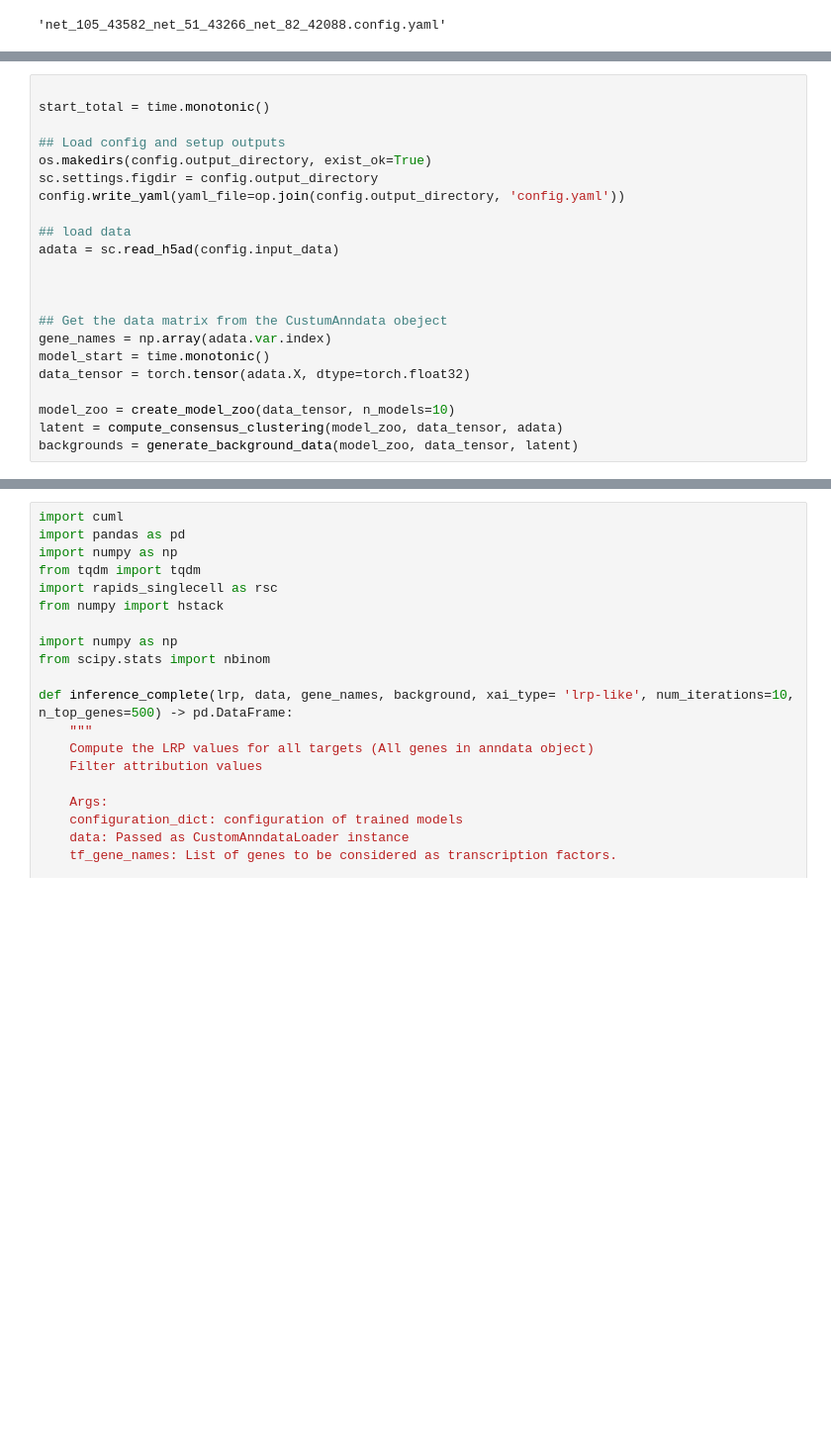
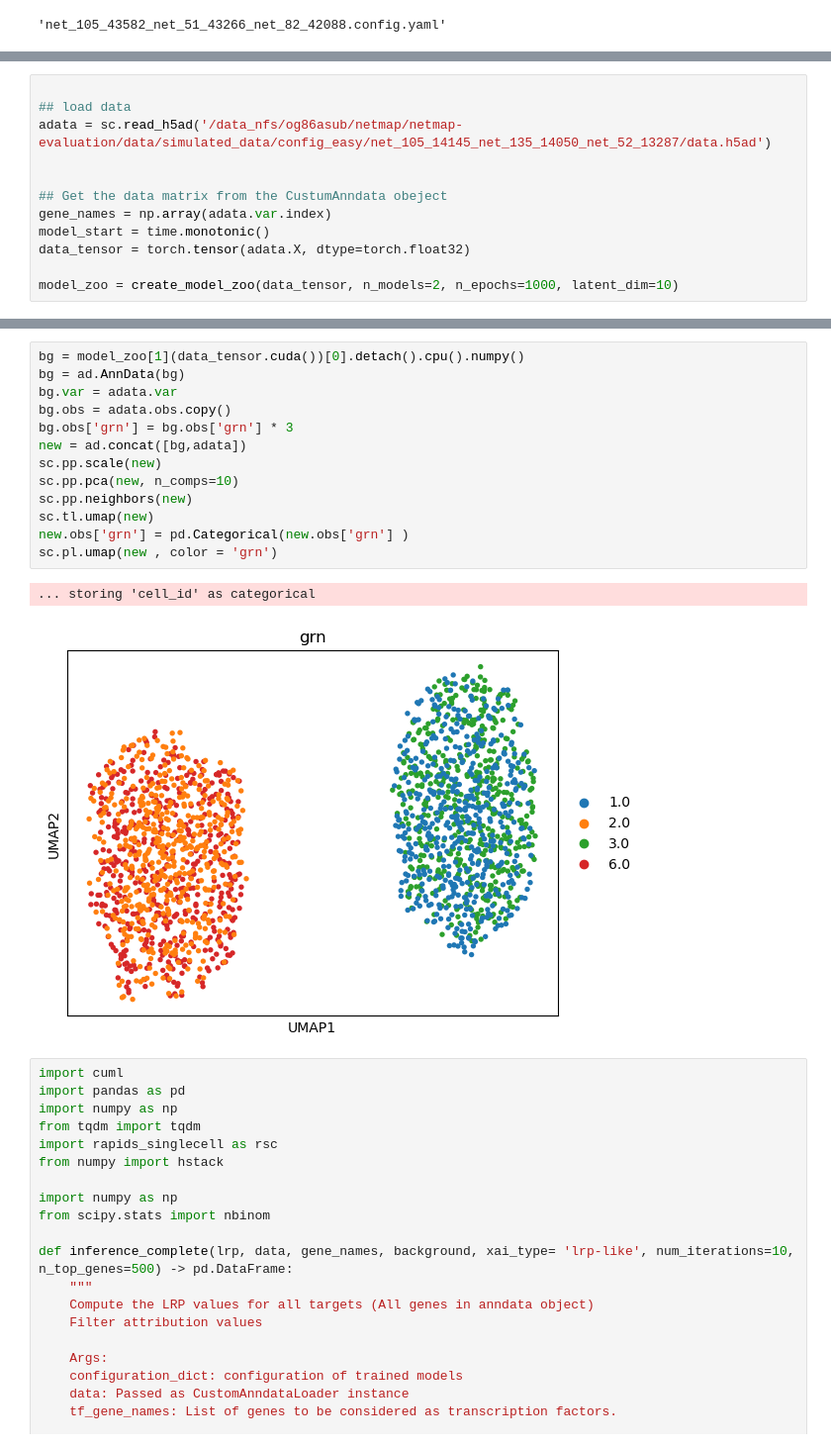
Before and after one commit to bionetslab/netmap, a Jupyter notebook: tutorials/test.ipynb, the cells around one changed output, grey strips where cells are left out. Shown at 99% size. Saved outputs shown, nothing was run; the diff lists cells and outputs as text; blank space fills up the shorter version.

```diff
--- a/tutorials/test.ipynb
+++ b/tutorials/test.ipynb
@@ -271,15 +314,7 @@ op.basename(op.basename("/data_nfs/og86asub/netmap/netmap-evaluation/results/con
 # %%
 
-start_total = time.monotonic()
-
-## Load config and setup outputs
-os.makedirs(config.output_directory, exist_ok=True)
-sc.settings.figdir = config.output_directory
-config.write_yaml(yaml_file=op.join(config.output_directory, 'config.yaml'))
-
 ## load data
-adata = sc.read_h5ad(config.input_data)
-
+adata = sc.read_h5ad('/data_nfs/og86asub/netmap/netmap-evaluation/data/simulated_data/config_easy/net_105_14145_net_135_14050_net_52_13287/data.h5ad')
 
 
 ## Get the data matrix from the CustumAnndata obeject
@@ -287,7 +322,5 @@ gene_names = np.array(adata.var.index)
 model_start = time.monotonic()
 data_tensor = torch.tensor(adata.X, dtype=torch.float32)
 
-model_zoo = create_model_zoo(data_tensor, n_models=10)
-latent = compute_consensus_clustering(model_zoo, data_tensor, adata)
-backgrounds = generate_background_data(model_zoo, data_tensor, latent)
+model_zoo = create_model_zoo(data_tensor, n_models=2, n_epochs=1000, latent_dim=10)
 # %% [output]
@@ -311,3 +344,19 @@ Epoch 491/500, Loss: 4.9586
+# %%
+bg = model_zoo[1](data_tensor.cuda())[0].detach().cpu().numpy()
+bg = ad.AnnData(bg)
+bg.var = adata.var
+bg.obs = adata.obs.copy()
+bg.obs['grn'] = bg.obs['grn'] * 3
+new = ad.concat([bg,adata])
+sc.pp.scale(new)
+sc.pp.pca(new, n_comps=10)
+sc.pp.neighbors(new)
+sc.tl.umap(new)
+new.obs['grn'] = pd.Categorical(new.obs['grn'] )
+sc.pl.umap(new , color = 'grn')
+# %% [output]
+... storing 'cell_id' as categorical
+[figure, added]
 # %%
 import cuml
 import pandas as pd
```
Also changed, not shown: parts of 58 cells of this notebook, 10 other files.
